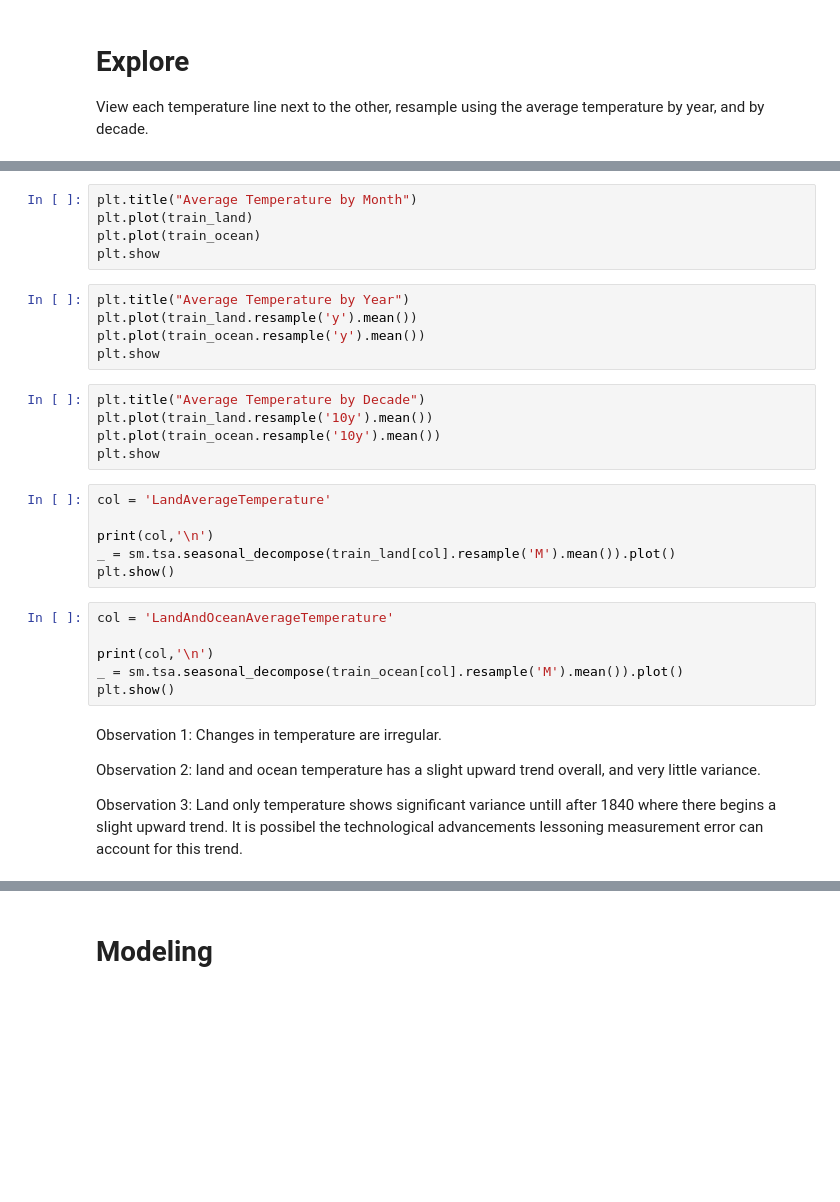
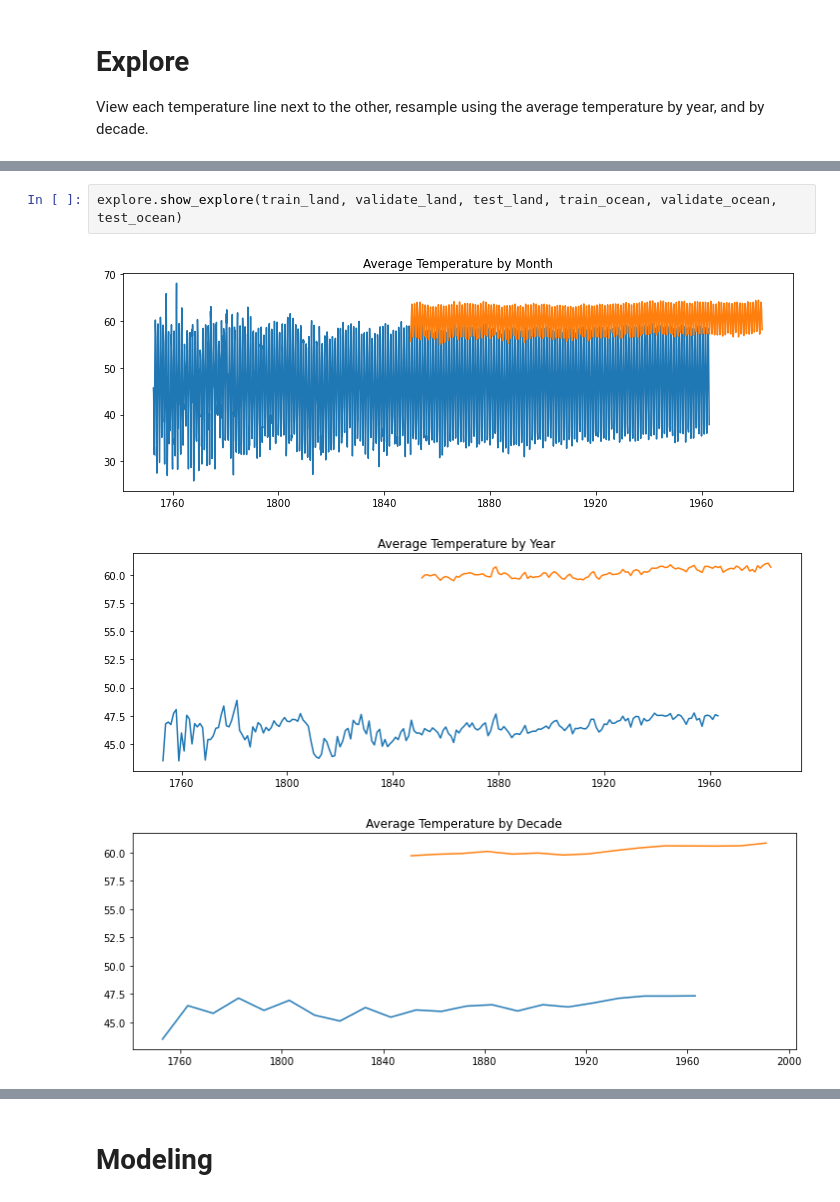
Before and after one commit to Johndsalas/earths_temperature_time_series, a Jupyter notebook: main_notebook.ipynb, the cells around one changed output, grey strips where cells are left out. Saved outputs shown, nothing was run; the diff lists cells and outputs as text; blank space fills up the shorter version.

```diff
--- a/main_notebook.ipynb
+++ b/main_notebook.ipynb
@@ -79,33 +86,6 @@ train_ocean.describe()
-# %%
-plt.title("Average Temperature by Month")
-plt.plot(train_land)
-plt.plot(train_ocean)
-plt.show
-# %%
-plt.title("Average Temperature by Year")
-plt.plot(train_land.resample('y').mean())
-plt.plot(train_ocean.resample('y').mean())
-plt.show
-# %%
-plt.title("Average Temperature by Decade")
-plt.plot(train_land.resample('10y').mean())
-plt.plot(train_ocean.resample('10y').mean())
-plt.show
-# %%
-col = 'LandAverageTemperature'
-
-print(col,'\n')
-_ = sm.tsa.seasonal_decompose(train_land[col].resample('M').mean()).plot()
-plt.show()
-# %%
-col = 'LandAndOceanAverageTemperature'
-
-print(col,'\n')
-_ = sm.tsa.seasonal_decompose(train_ocean[col].resample('M').mean()).plot()
-plt.show()
-# %% [markdown]
-Observation 1: Changes in temperature are irregular.
-
-Observation 2: land and ocean temperature has a slight upward trend overall, and very little variance.
-
-Observation 3: Land only temperature shows significant variance untill after 1840 where there begins a slight upward trend. It is possibel the technological advancements lessoning measurement error can account for this trend.
+# %%
+explore.show_explore(train_land, validate_land, test_land, train_ocean, validate_ocean, test_ocean)
+# %% [output]
+[figure, added]
+[figure, added]
+[figure, added]
```
Also changed, not shown: parts of 10 cells of this notebook, 3 other files.
